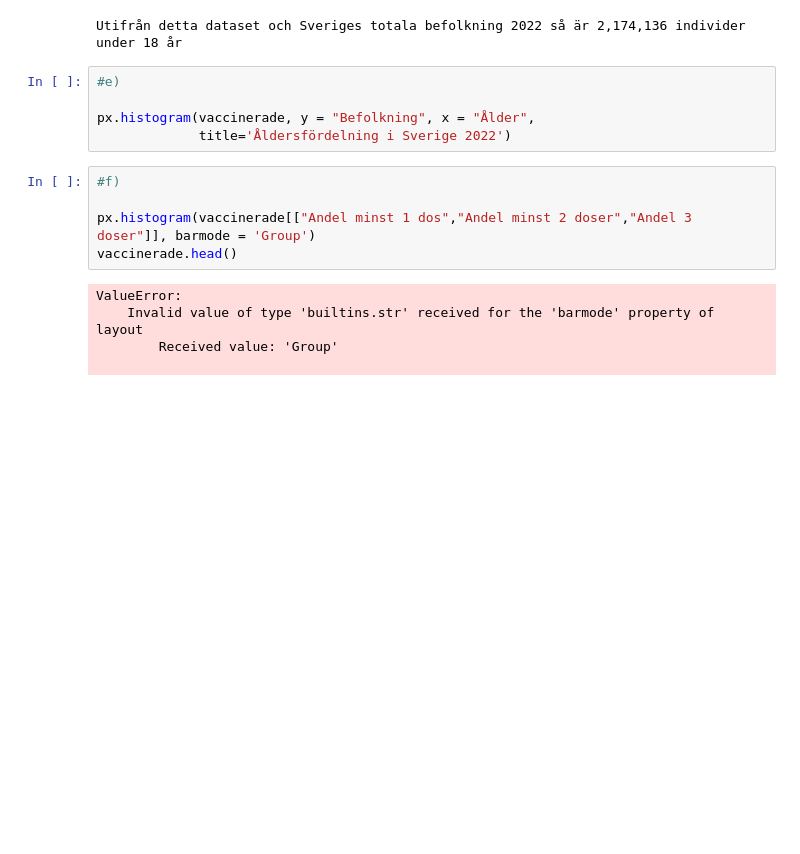
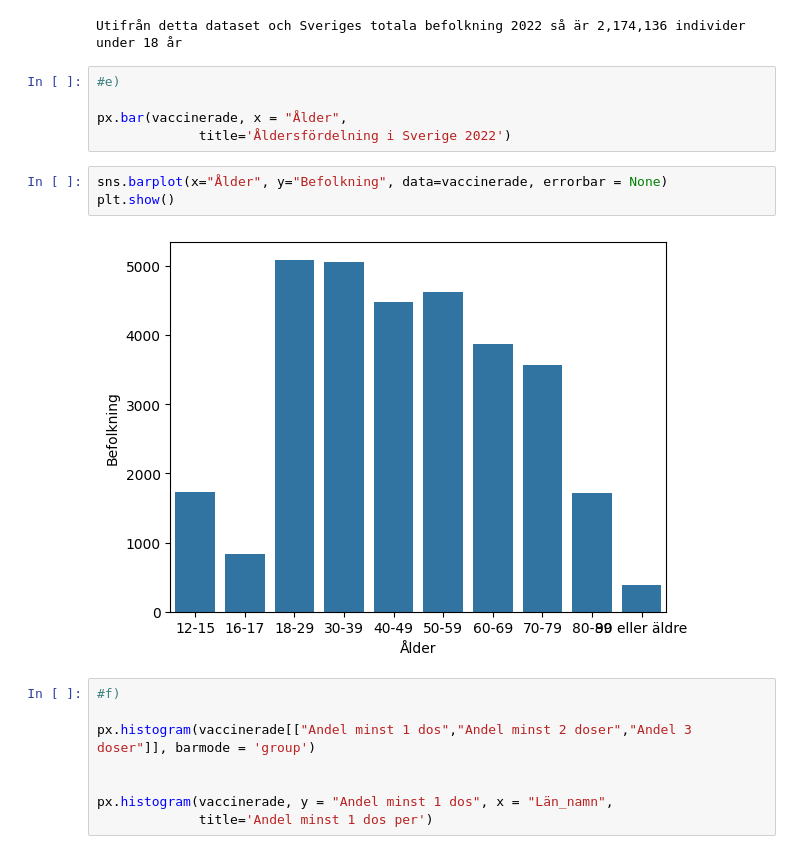
Before and after one commit to yomo001/databehandling-YOUNIS-MOUSSAVI, a Jupyter notebook: Laboration/lab1_uppgift2.ipynb, the cells around one changed output. Drawn from its saved outputs; the diff is of its cells as text; blank space fills up the shorter version.

```diff
--- a/Laboration/lab1_uppgift2.ipynb
+++ b/Laboration/lab1_uppgift2.ipynb
@@ -80,15 +80,18 @@ Utifrån detta dataset och Sveriges totala befolkning 2022 så är 2,174,136 ind
 # %%
 #e)
 
-px.histogram(vaccinerade, y = "Befolkning", x = "Ålder",
+px.bar(vaccinerade, x = "Ålder",
              title='Åldersfördelning i Sverige 2022')
+# %%
+sns.barplot(x="Ålder", y="Befolkning", data=vaccinerade, errorbar = None)
+plt.show()
+# %% [output]
+[figure, added]
 # %%
 #f)
 
-px.histogram(vaccinerade[["Andel minst 1 dos","Andel minst 2 doser","Andel 3 doser"]], barmode = 'Group')
-vaccinerade.head()
+px.histogram(vaccinerade[["Andel minst 1 dos","Andel minst 2 doser","Andel 3 doser"]], barmode = 'group')
+
+
+px.histogram(vaccinerade, y = "Andel minst 1 dos", x = "Län_namn",
+             title='Andel minst 1 dos per')
-# %% [output]
-ValueError:
-    Invalid value of type 'builtins.str' received for the 'barmode' property of layout
-        Received value: 'Group'
-
```
